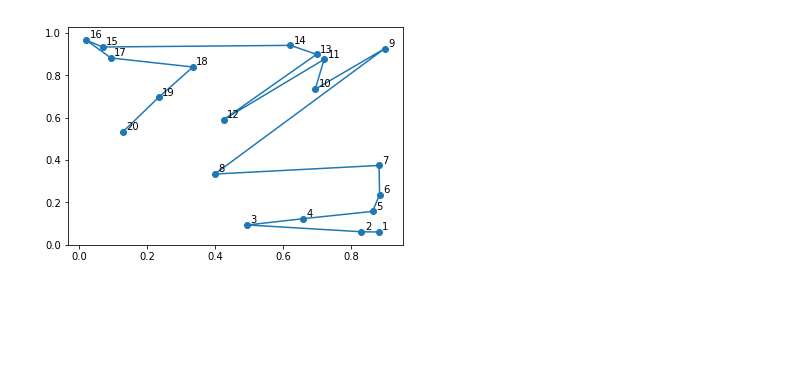
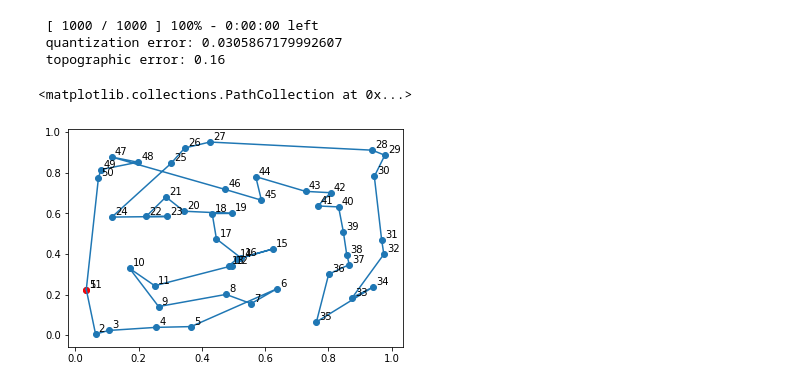
Before and after one commit to JustGlowing/minisom, a Jupyter notebook: examples/TravellingSalesmanProblem.ipynb, the cells around one changed output. Saved outputs shown, nothing was run; the diff lists cells and outputs as text; code cells hidden in the pictures; blank space fills up the shorter version.

```diff
--- a/examples/TravellingSalesmanProblem.ipynb
+++ b/examples/TravellingSalesmanProblem.ipynb
@@ -7,20 +9,29 @@ from matplotlib.gridspec import GridSpec
 %matplotlib inline
 # %%
 np.random.RandomState(10)
-N_points = 20
+N_points = 50
 N_neurons = N_points*2
 x = np.random.rand(N_points)
 y = np.random.rand(N_points)
 # %%
-som = MiniSom(1, N_neurons, 2, sigma=3, neighborhood_function='triangle')
+som = MiniSom(1, N_neurons, 2, sigma=3,
+              neighborhood_function='triangle')
 points = np.array([x,y]).T
 som.pca_weights_init(points)
-som.train_batch(points, 1000)
+som.train_batch(points, 1000, verbose=True)
+# %% [output]
+ [ 1000 / 1000 ] 100% - 0:00:00 left
+ quantization error: 0.0305867179992607
+ topographic error: 0.16
 # %%
 plt.scatter(x,y)
 visit_order = np.argsort([som.winner(p)[1] for p in points])
+visit_order = np.concatenate((visit_order, [visit_order[0]]))
 plt.plot(points[visit_order][:,0], points[visit_order][:,1])
 for i, p in enumerate(points[visit_order]):
     plt.text(p[0]+.01, p[1]+.01, str(i+1))
+plt.scatter(points[visit_order][0][0],
+            points[visit_order][0][1], c='red')
 # %% [output]
+<matplotlib.collections.PathCollection at 0x...>
-[figure, old version]
+[figure, new version]
```
Also changed, not shown: parts of 1 cell of this notebook.
